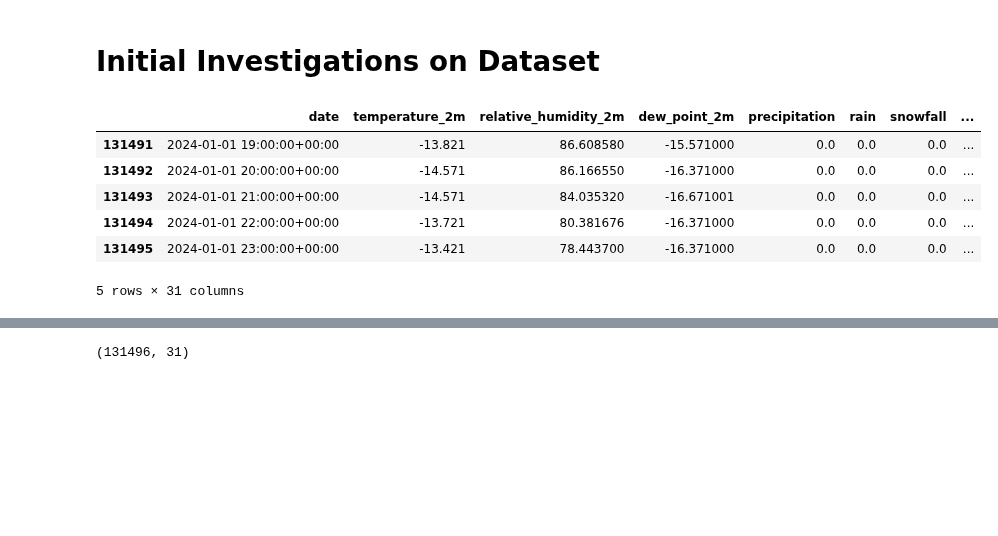
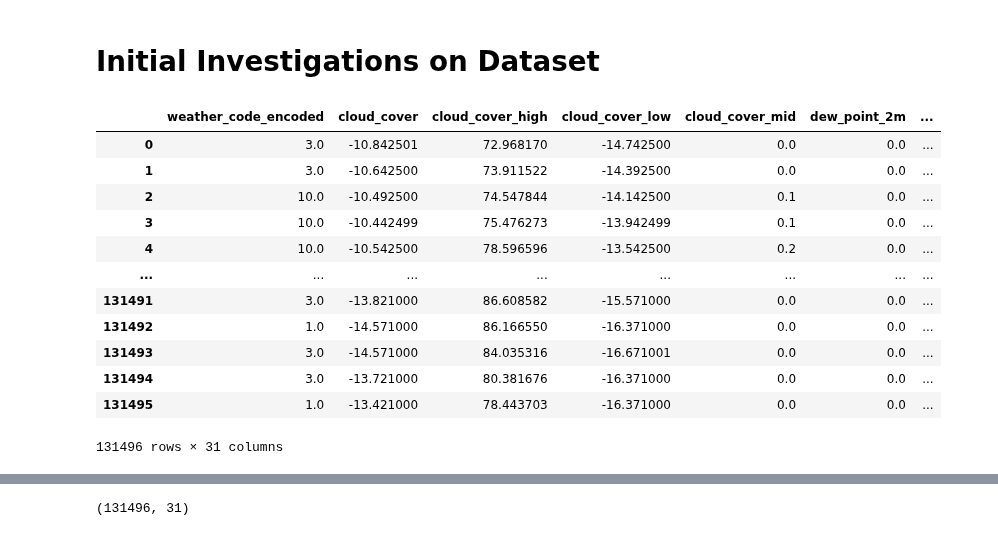
Before and after one commit to MadMax1995bb/powder_alert2.0, a Jupyter notebook: notebooks/notebook_model_colab.ipynb, the cells around one changed output, grey strips where cells are left out. Saved outputs shown, nothing was run; the diff lists cells and outputs as text; code cells hidden in the pictures; blank space fills up the shorter version.

```diff
--- a/notebooks/notebook_model_colab.ipynb
+++ b/notebooks/notebook_model_colab.ipynb
@@ -75,22 +75,28 @@ os.getcwd()
 # %% [output]
 '/content'
 # %%
-df_hist_openmeteo = pd.read_csv('/content/powderalert2.0/openmeteo_api_zentralstation.csv')
+df_hist_openmeteo = pd.read_csv('/content/combined_dataset.csv')
 # %% [markdown]
 # Initial Investigations on Dataset
 # %%
 #have a look at df (with relative current data)
 
-df_hist_openmeteo = df_hist_openmeteo.iloc[:,1:]
-df_hist_openmeteo.tail()
+df_hist_openmeteo = df_hist_openmeteo.drop(columns=['Unnamed: 0'])
+df_hist_openmeteo
 # %% [output]
-|  | date | temperature_2m | relative_humidity_2m | dew_point_2m | precipitation | rain | snowfall | ... |
-| 131491 | 2024-01-01 19:00:00+00:00 | -13.821 | 86.608580 | -15.571000 | 0.0 | 0.0 | 0.0 | ... |
-| 131492 | 2024-01-01 20:00:00+00:00 | -14.571 | 86.166550 | -16.371000 | 0.0 | 0.0 | 0.0 | ... |
-| 131493 | 2024-01-01 21:00:00+00:00 | -14.571 | 84.035320 | -16.671001 | 0.0 | 0.0 | 0.0 | ... |
-| 131494 | 2024-01-01 22:00:00+00:00 | -13.721 | 80.381676 | -16.371000 | 0.0 | 0.0 | 0.0 | ... |
-| 131495 | 2024-01-01 23:00:00+00:00 | -13.421 | 78.443700 | -16.371000 | 0.0 | 0.0 | 0.0 | ... |
+|  | weather_code_encoded | cloud_cover | cloud_cover_high | cloud_cover_low | cloud_cover_mid | dew_point_2m | ... |
+| 0 | 3.0 | -10.842501 | 72.968170 | -14.742500 | 0.0 | 0.0 | ... |
+| 1 | 3.0 | -10.642500 | 73.911522 | -14.392500 | 0.0 | 0.0 | ... |
+| 2 | 10.0 | -10.492500 | 74.547844 | -14.142500 | 0.1 | 0.0 | ... |
+| 3 | 10.0 | -10.442499 | 75.476273 | -13.942499 | 0.1 | 0.0 | ... |
+| 4 | 10.0 | -10.542500 | 78.596596 | -13.542500 | 0.2 | 0.0 | ... |
+| ... | ... | ... | ... | ... | ... | ... | ... |
+| 131491 | 3.0 | -13.821000 | 86.608582 | -15.571000 | 0.0 | 0.0 | ... |
+| 131492 | 1.0 | -14.571000 | 86.166550 | -16.371000 | 0.0 | 0.0 | ... |
+| 131493 | 3.0 | -14.571000 | 84.035316 | -16.671001 | 0.0 | 0.0 | ... |
+| 131494 | 3.0 | -13.721000 | 80.381676 | -16.371000 | 0.0 | 0.0 | ... |
+| 131495 | 1.0 | -13.421000 | 78.443703 | -16.371000 | 0.0 | 0.0 | ... |
-5 rows × 31 columns
+131496 rows × 31 columns
 # %%
 df_hist_openmeteo.describe()
 # %% [output]
```
Also changed, not shown: parts of 43 cells of this notebook.
